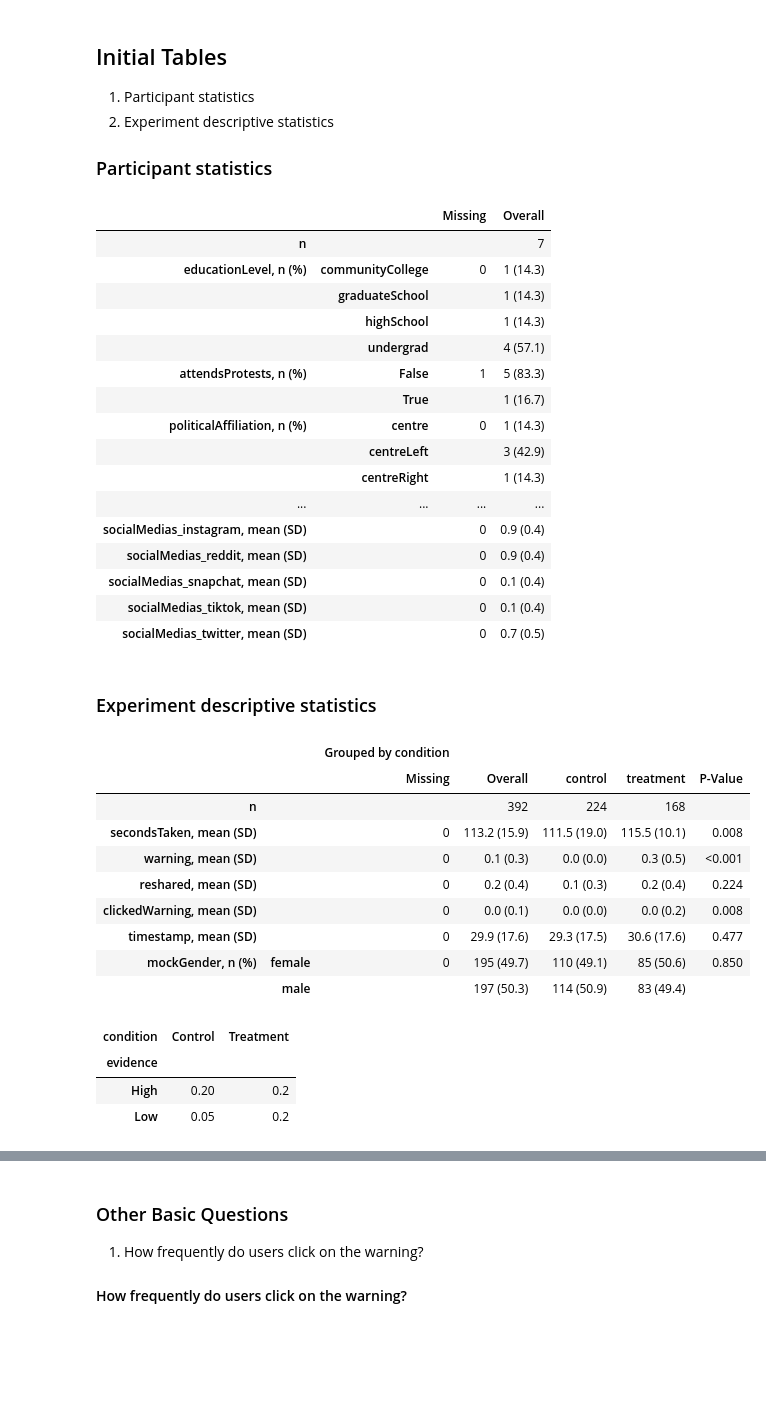
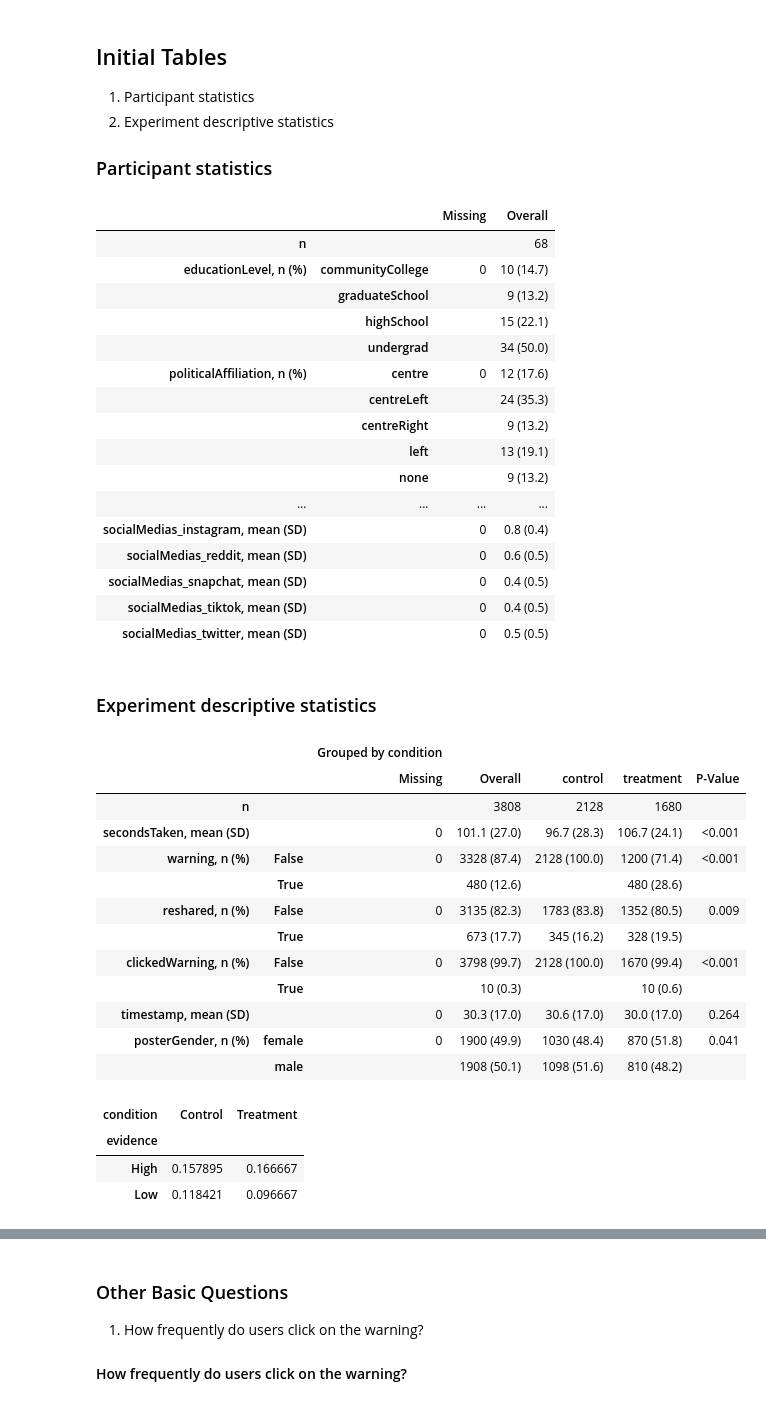
Before and after one commit to cameron-raymond/SDS-Thesis, a Jupyter notebook: notebooks/Descriptive_Analysis.ipynb, the cells around one changed output, grey strips where cells are left out. Saved outputs shown, nothing was run; the diff lists cells and outputs as text; code cells hidden in the pictures; blank space fills up the shorter version.

```diff
--- a/notebooks/Descriptive_Analysis.ipynb
+++ b/notebooks/Descriptive_Analysis.ipynb
@@ -31,0 +18,7 @@ Shape: 14x32
+# %%
+participants = pd.read_csv(f"../data/processed/{STUDY_ID}-participants.csv",index_col=0)
+posts = pd.read_csv(f"../data/processed/{STUDY_ID}-rumour-results.csv",index_col=0)
+reshare_rates = pd.read_csv(f"../data/processed/{STUDY_ID}-reshare_rates.csv")
+post_study = pd.read_csv(f"../data/processed/{STUDY_ID}-post-study-responses.csv",index_col=0)
+print("Shape: {}x{}".format(*reshare_rates.shape))
+reshare_rates.head()
@@ -43,49 +45,52 @@ table_one = TableOne(participants.reset_index().drop(["user_id","timeSubmitted",
 table_one
 # %% [output]
 |  |  | Missing | Overall |
-| n |  |  | 7 |
-| educationLevel, n (%) | communityCollege | 0 | 1 (14.3) |
-|  | graduateSchool |  | 1 (14.3) |
-|  | highSchool |  | 1 (14.3) |
-|  | undergrad |  | 4 (57.1) |
-| attendsProtests, n (%) | False | 1 | 5 (83.3) |
-|  | True |  | 1 (16.7) |
-| politicalAffiliation, n (%) | centre | 0 | 1 (14.3) |
-|  | centreLeft |  | 3 (42.9) |
-|  | centreRight |  | 1 (14.3) |
+| n |  |  | 68 |
+| educationLevel, n (%) | communityCollege | 0 | 10 (14.7) |
+|  | graduateSchool |  | 9 (13.2) |
+|  | highSchool |  | 15 (22.1) |
+|  | undergrad |  | 34 (50.0) |
+| politicalAffiliation, n (%) | centre | 0 | 12 (17.6) |
+|  | centreLeft |  | 24 (35.3) |
+|  | centreRight |  | 9 (13.2) |
+|  | left |  | 13 (19.1) |
+|  | none |  | 9 (13.2) |
 | ... | ... | ... | ... |
-| socialMedias_instagram, mean (SD) |  | 0 | 0.9 (0.4) |
-| socialMedias_reddit, mean (SD) |  | 0 | 0.9 (0.4) |
-| socialMedias_snapchat, mean (SD) |  | 0 | 0.1 (0.4) |
-| socialMedias_tiktok, mean (SD) |  | 0 | 0.1 (0.4) |
-| socialMedias_twitter, mean (SD) |  | 0 | 0.7 (0.5) |
+| socialMedias_instagram, mean (SD) |  | 0 | 0.8 (0.4) |
+| socialMedias_reddit, mean (SD) |  | 0 | 0.6 (0.5) |
+| socialMedias_snapchat, mean (SD) |  | 0 | 0.4 (0.5) |
+| socialMedias_tiktok, mean (SD) |  | 0 | 0.4 (0.5) |
+| socialMedias_twitter, mean (SD) |  | 0 | 0.5 (0.5) |
 # %% [markdown]
 ### Experiment descriptive statistics
 # %%
-table_two = TableOne(posts.reset_index().drop(["user_id","timeSubmitted","rumour","evidence","code","id"],
+table_two = TableOne(posts.reset_index().drop(["user_id","timeSubmitted","rumour","evidence","code","posterId","id"],
                                               axis=1),
                      groupby=["condition","evidence"],
                      pval=True)
 table_two
 # %% [output]
 |  |  | Grouped by condition |  |  |  |  |
 |  |  | Missing | Overall | control | treatment | P-Value |
-| n |  |  | 392 | 224 | 168 |  |
-| secondsTaken, mean (SD) |  | 0 | 113.2 (15.9) | 111.5 (19.0) | 115.5 (10.1) | 0.008 |
-| warning, mean (SD) |  | 0 | 0.1 (0.3) | 0.0 (0.0) | 0.3 (0.5) | <0.001 |
-| reshared, mean (SD) |  | 0 | 0.2 (0.4) | 0.1 (0.3) | 0.2 (0.4) | 0.224 |
-| clickedWarning, mean (SD) |  | 0 | 0.0 (0.1) | 0.0 (0.0) | 0.0 (0.2) | 0.008 |
-| timestamp, mean (SD) |  | 0 | 29.9 (17.6) | 29.3 (17.5) | 30.6 (17.6) | 0.477 |
-| mockGender, n (%) | female | 0 | 195 (49.7) | 110 (49.1) | 85 (50.6) | 0.850 |
-|  | male |  | 197 (50.3) | 114 (50.9) | 83 (49.4) |  |
+| n |  |  | 3808 | 2128 | 1680 |  |
+| secondsTaken, mean (SD) |  | 0 | 101.1 (27.0) | 96.7 (28.3) | 106.7 (24.1) | <0.001 |
+| warning, n (%) | False | 0 | 3328 (87.4) | 2128 (100.0) | 1200 (71.4) | <0.001 |
+|  | True |  | 480 (12.6) |  | 480 (28.6) |  |
+| reshared, n (%) | False | 0 | 3135 (82.3) | 1783 (83.8) | 1352 (80.5) | 0.009 |
+|  | True |  | 673 (17.7) | 345 (16.2) | 328 (19.5) |  |
+| clickedWarning, n (%) | False | 0 | 3798 (99.7) | 2128 (100.0) | 1670 (99.4) | <0.001 |
+|  | True |  | 10 (0.3) |  | 10 (0.6) |  |
+| timestamp, mean (SD) |  | 0 | 30.3 (17.0) | 30.6 (17.0) | 30.0 (17.0) | 0.264 |
+| posterGender, n (%) | female | 0 | 1900 (49.9) | 1030 (48.4) | 870 (51.8) | 0.041 |
+|  | male |  | 1908 (50.1) | 1098 (51.6) | 810 (48.2) |  |
 # %%
 table_three = pd.pivot_table(reshare_rates,index="evidence",columns="condition",values="Affirms")
 table_three
 # %% [output]
 | condition | Control | Treatment |
 | evidence |  |  |
-| High | 0.20 | 0.2 |
-| Low | 0.05 | 0.2 |
+| High | 0.157895 | 0.166667 |
+| Low | 0.118421 | 0.096667 |
 # %%
 table_four = pd.pivot_table(reshare_rates,index="evidence",columns="condition",values="Denies")
 table_four
```
Also changed, not shown: parts of 11 cells of this notebook, 6 other files.
